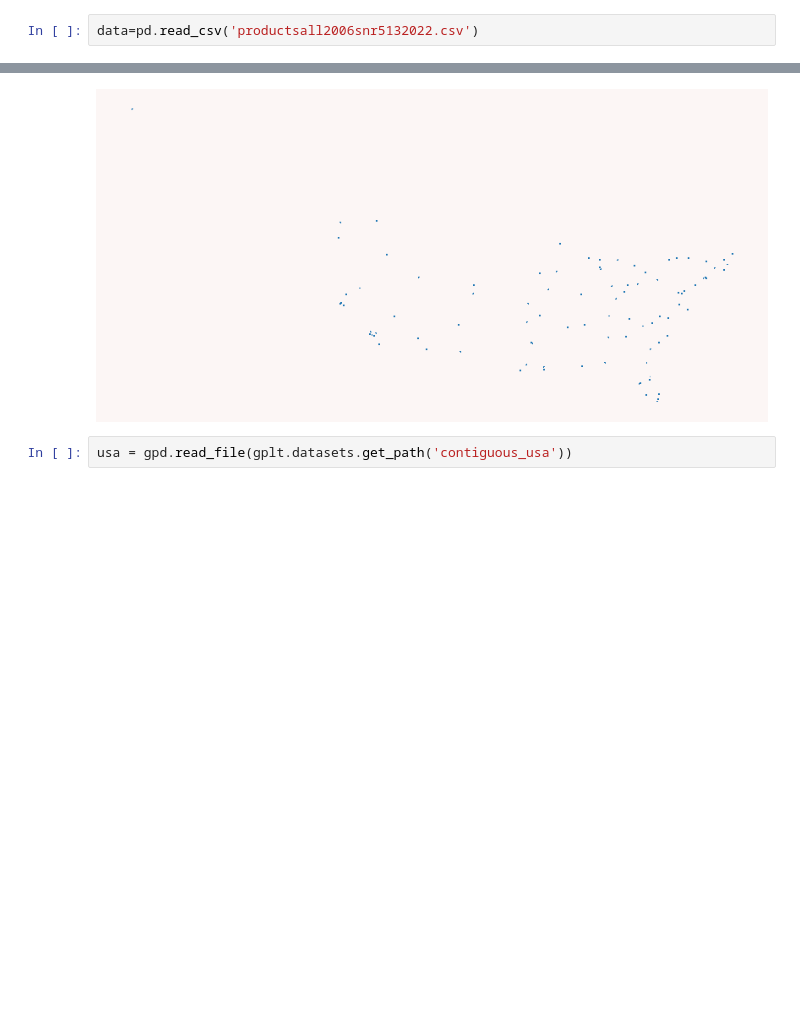
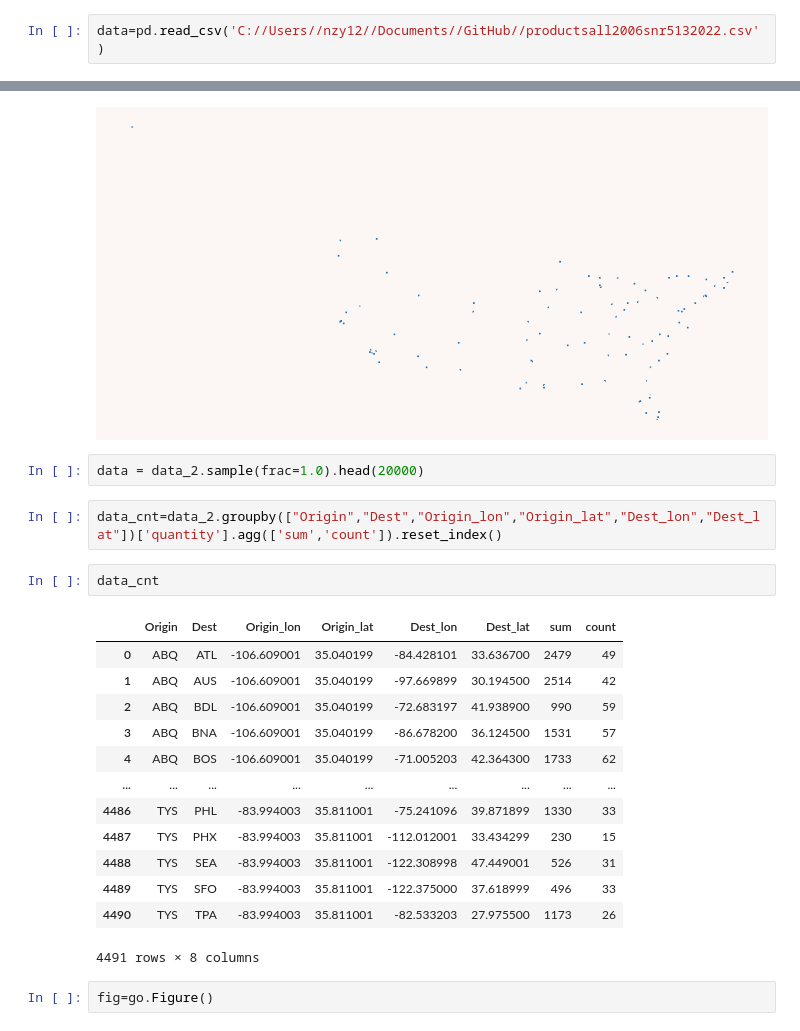
Before and after one commit to nzy129/Flight-Map, a Jupyter notebook: FlightMap.ipynb, the cells around one changed output, grey strips where cells are left out. Cells and saved outputs as stored; diff of their text form; blank space fills up the shorter version.

```diff
--- a/FlightMap.ipynb
+++ b/FlightMap.ipynb
@@ -18,5 +17,5 @@ ModuleNotFoundError: No module named 'geopandas'
 # %%
-data=pd.read_csv('productsall2006snr5132022.csv')
+data=pd.read_csv('C://Users//nzy12//Documents//GitHub//productsall2006snr5132022.csv')
 # %%
 data
 # %% [output]
@@ -99,5 +98,25 @@ ax.axis('off')
 plt.show()
 # %% [output]
 [figure]
+# %%
+data = data_2.sample(frac=1.0).head(20000)
+# %%
+data_cnt=data_2.groupby(["Origin","Dest","Origin_lon","Origin_lat","Dest_lon","Dest_lat"])['quantity'].agg(['sum','count']).reset_index()
+# %%
+data_cnt
+# %% [output]
+|  | Origin | Dest | Origin_lon | Origin_lat | Dest_lon | Dest_lat | sum | count |
+| 0 | ABQ | ATL | -106.609001 | 35.040199 | -84.428101 | 33.636700 | 2479 | 49 |
+| 1 | ABQ | AUS | -106.609001 | 35.040199 | -97.669899 | 30.194500 | 2514 | 42 |
+| 2 | ABQ | BDL | -106.609001 | 35.040199 | -72.683197 | 41.938900 | 990 | 59 |
+| 3 | ABQ | BNA | -106.609001 | 35.040199 | -86.678200 | 36.124500 | 1531 | 57 |
+| 4 | ABQ | BOS | -106.609001 | 35.040199 | -71.005203 | 42.364300 | 1733 | 62 |
+| ... | ... | ... | ... | ... | ... | ... | ... | ... |
+| 4486 | TYS | PHL | -83.994003 | 35.811001 | -75.241096 | 39.871899 | 1330 | 33 |
+| 4487 | TYS | PHX | -83.994003 | 35.811001 | -112.012001 | 33.434299 | 230 | 15 |
+| 4488 | TYS | SEA | -83.994003 | 35.811001 | -122.308998 | 47.449001 | 526 | 31 |
+| 4489 | TYS | SFO | -83.994003 | 35.811001 | -122.375000 | 37.618999 | 496 | 33 |
+| 4490 | TYS | TPA | -83.994003 | 35.811001 | -82.533203 | 27.975500 | 1173 | 26 |
+4491 rows × 8 columns
 # %%
-usa = gpd.read_file(gplt.datasets.get_path('contiguous_usa'))
+fig=go.Figure()
```
Also changed, not shown: parts of 5 cells of this notebook.
